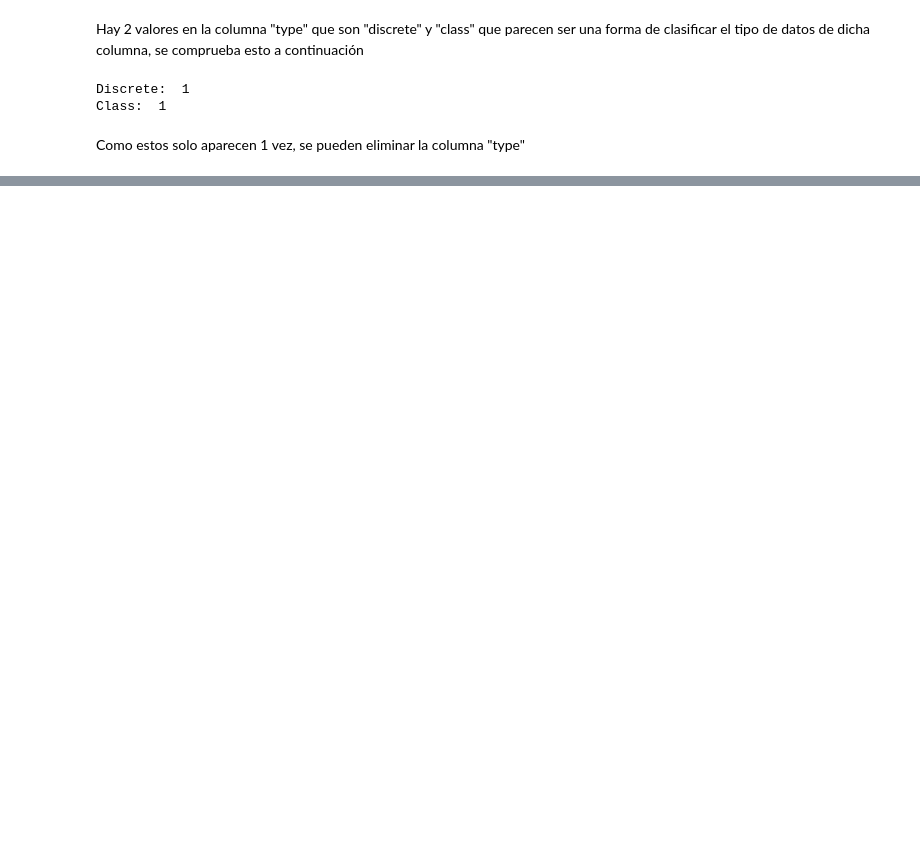
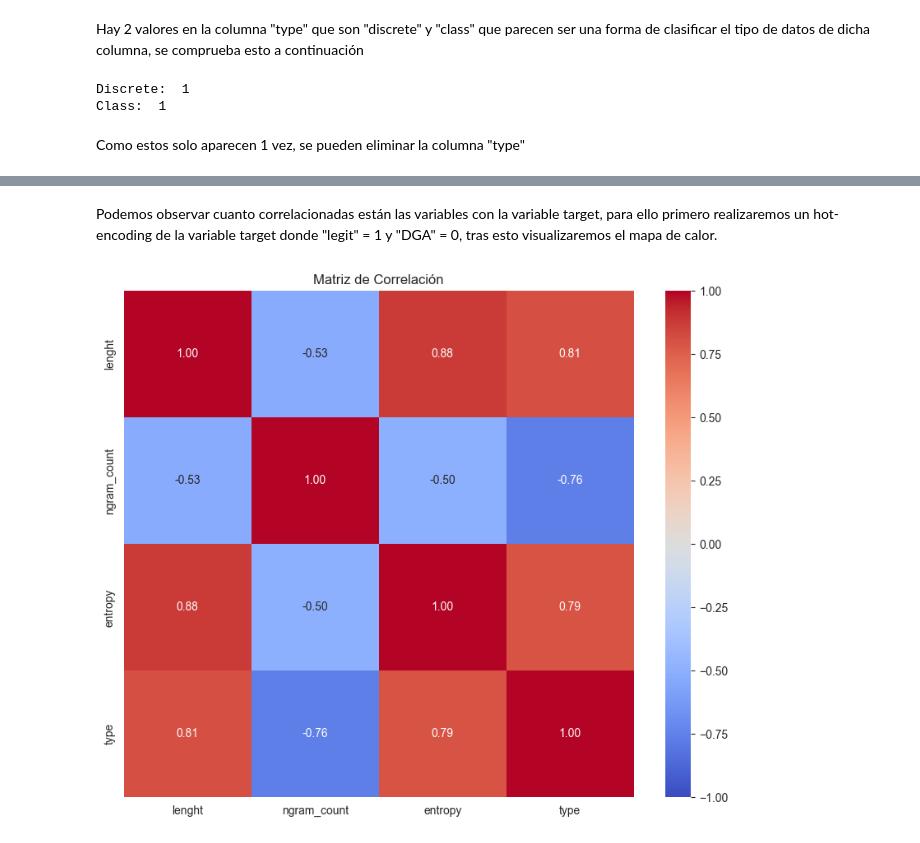
Before and after one commit to jpheredia/DGA_Classification, a Jupyter notebook: Project_notebook.ipynb, the cells around one changed output, grey strips where cells are left out. Drawn from its saved outputs; the diff is of its cells as text; code cells hidden in the pictures; blank space fills up the shorter version.

```diff
--- a/Project_notebook.ipynb
+++ b/Project_notebook.ipynb
@@ -75,0 +166,22 @@ memory usage: 752.3+ KB
+# %% [markdown]
+Podemos observar cuanto correlacionadas están las variables con la variable target, para ello primero realizaremos un hot-encoding de la variable target donde "legit" = 1 y "DGA" = 0, tras esto visualizaremos el mapa de calor.
+# %%
+# 1. Crear una copia del dataframe y convertir 'type' a numérico
+df_corr = df.copy()
+df_corr['type'] = df_corr['type'].map({'legit': 0, 'dga': 1})
+
+# 2. Calcular y visualizar la matriz de correlación completa
+correlation_matrix = df_corr.corr()
+
+# 3. Crear el heatmap
+plt.figure(figsize=(10, 8))
+sns.heatmap(correlation_matrix,
+            annot=True,  # Mostrar valores
+            cmap='coolwarm',  # Esquema de colores
+            vmin=-1, vmax=1,  # Rango de valores
+            center=0,  # Centro del colormap
+            fmt='.2f')  # Formato de números
+plt.title('Matriz de Correlación')
+plt.show()
+# %% [output]
+[figure, added]
```
Also changed, not shown: parts of 11 cells of this notebook.
